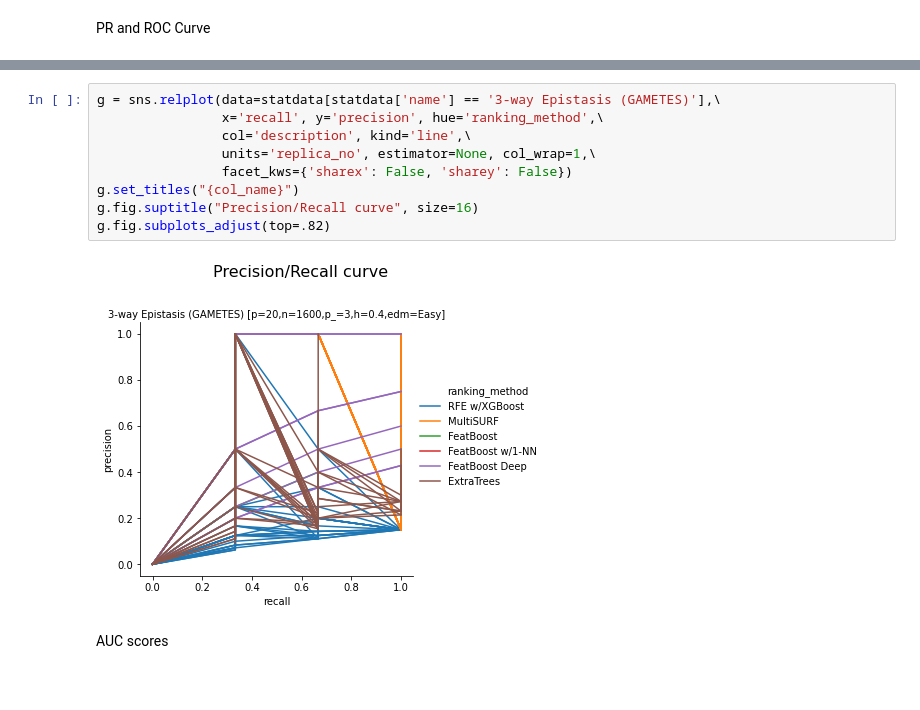
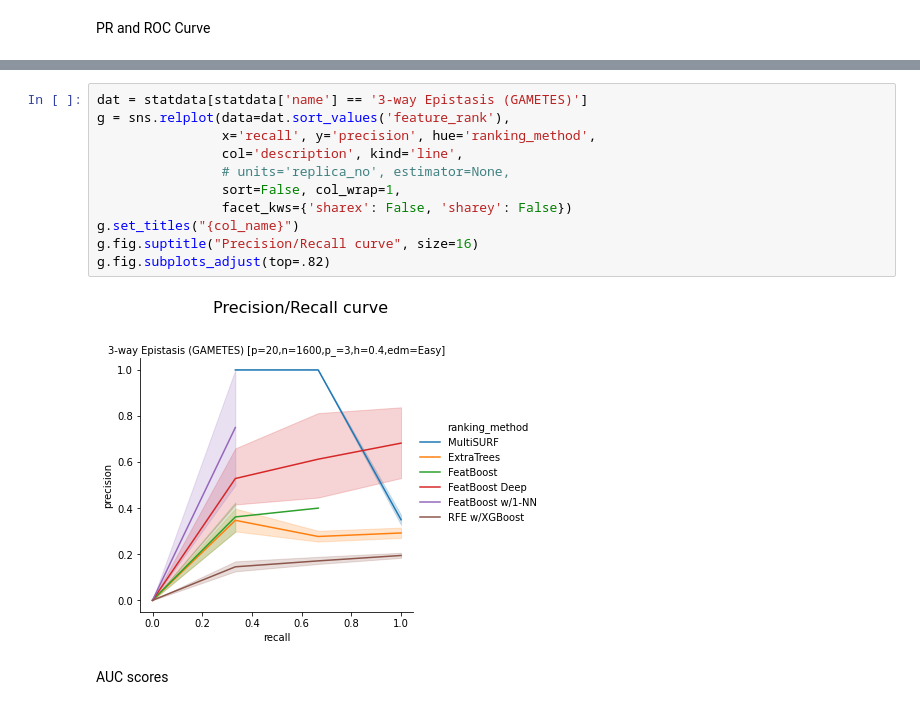
Before and after one commit to dunnkers/feature-selection, a Jupyter notebook: analysis/benchmark-20200524/stat-analysis.ipynb, the cells around one changed output, grey strips where cells are left out. Drawn from its saved outputs; the diff is of its cells as text.

```diff
--- a/analysis/benchmark-20200524/stat-analysis.ipynb
+++ b/analysis/benchmark-20200524/stat-analysis.ipynb
@@ -106,14 +149,16 @@ sns.scatterplot(data=interpdata[(interpdata['name'] == '3-way Epistasis (GAMETES
 # %%
-g = sns.relplot(data=statdata[statdata['name'] == '3-way Epistasis (GAMETES)'],\
-                x='recall', y='precision', hue='ranking_method',\
-                col='description', kind='line',\
-                units='replica_no', estimator=None, col_wrap=1,\
+dat = statdata[statdata['name'] == '3-way Epistasis (GAMETES)']
+g = sns.relplot(data=dat.sort_values('feature_rank'),
+                x='recall', y='precision', hue='ranking_method',
+                col='description', kind='line',
+                # units='replica_no', estimator=None,
+                sort=False, col_wrap=1,
                 facet_kws={'sharex': False, 'sharey': False})
 g.set_titles("{col_name}")
 g.fig.suptitle("Precision/Recall curve", size=16)
 g.fig.subplots_adjust(top=.82)
 # %% [output]
-[figure, old version]
+[figure, new version]
 # %% [markdown]
 AUC scores
 # %%
```
Also changed, not shown: parts of 4 cells of this notebook.
